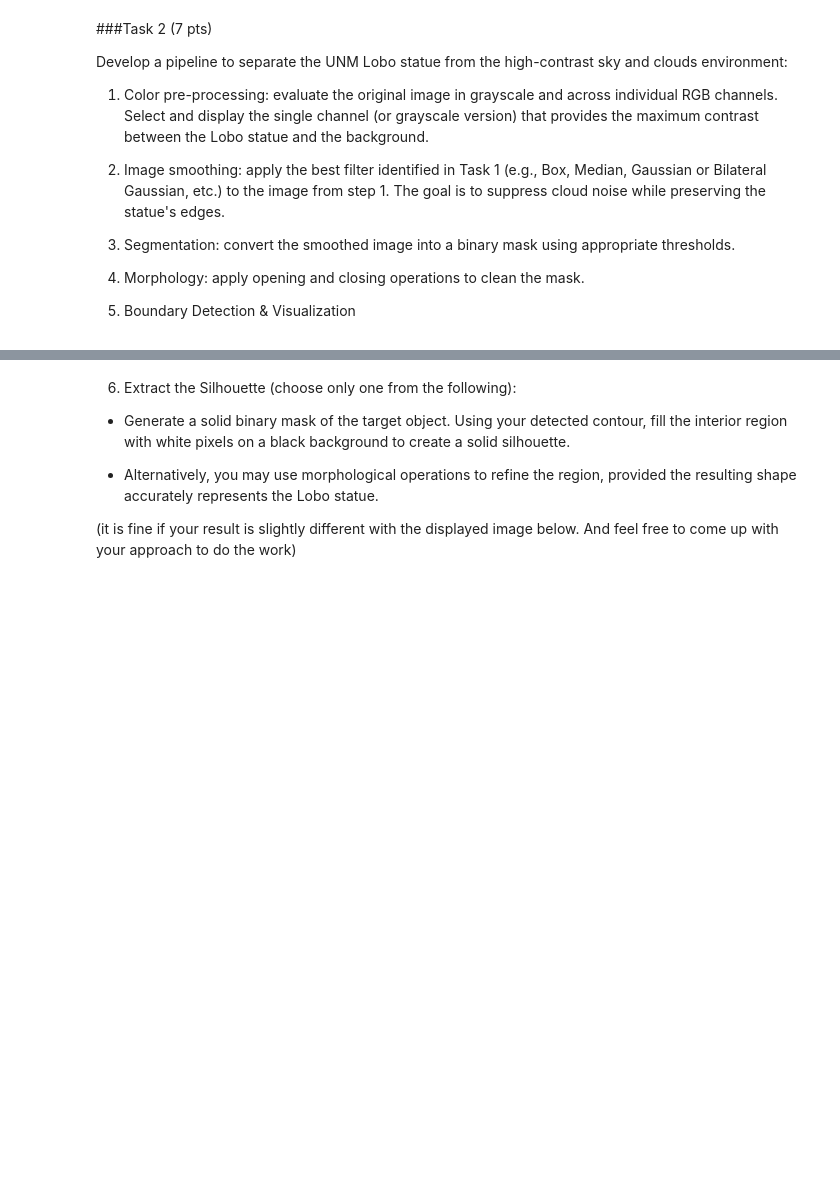
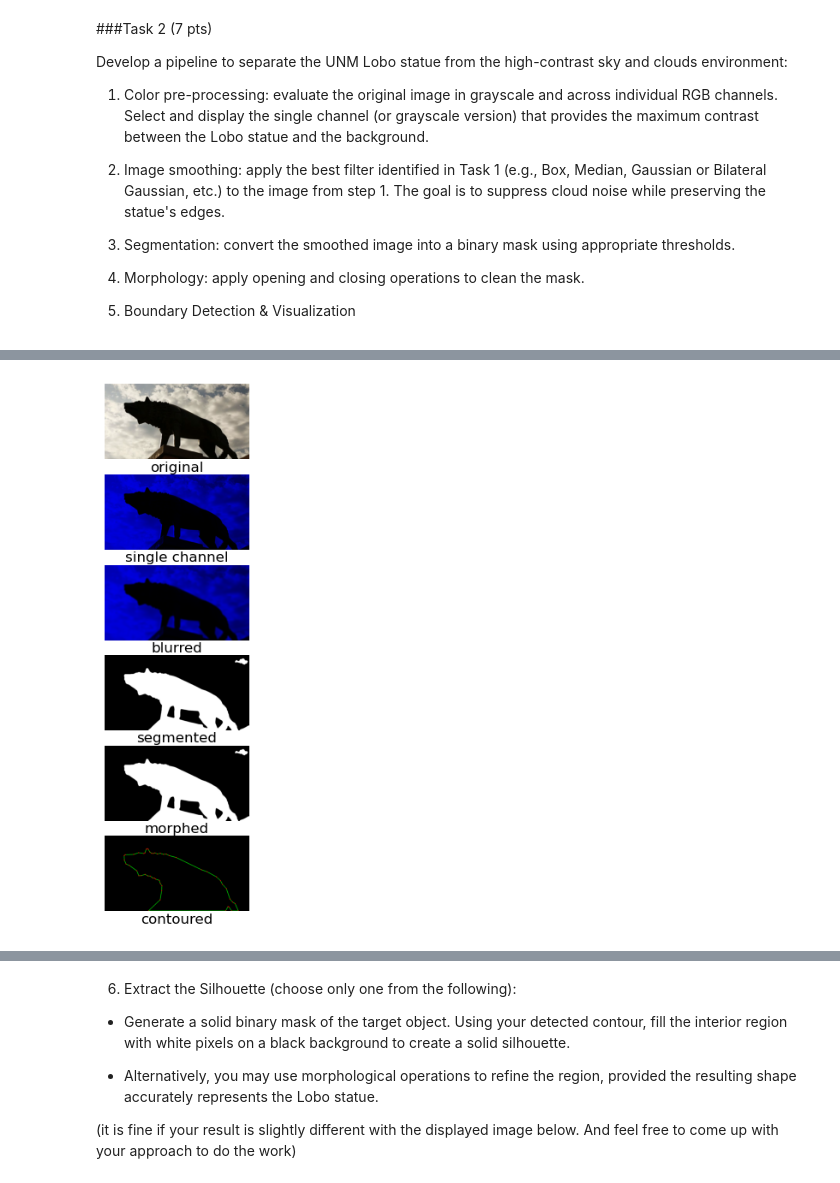
Before and after one commit to dawud-shakir/CS591-DIP, a Jupyter notebook: hw4/dawud_hw4.ipynb, the cells around one changed output, grey strips where cells are left out. Saved outputs shown, nothing was run; the diff lists cells and outputs as text; code cells hidden in the pictures; blank space fills up the shorter version.

```diff
--- a/hw4/dawud_hw4.ipynb
+++ b/hw4/dawud_hw4.ipynb
@@ -249,0 +87,90 @@ plt.axis('off')
+# %%
+# 1. Color pre-processing
+
+# The blue channel works best for segmentation here because the sky is predominantly blue,
+# making it easier to distinguish the statue from the sky and clouds.
+
+# The blue channel produces a mask with fewer cloud fragments
+img_blues = np.zeros_like(img)
+img_blues[..., 2] = img[..., 2]
+
+# 2. Image smoothing
+
+# Bilateral works best for smoothing here because it helps to blend the clouds and sky
+# (which are similar in color/intensity)
+
+d, sigmaColor, sigmaSpace = 25, 225, 75     # d is the kernel diameter
+img_blurred = cv2.bilateralFilter(img_blues, d, sigmaColor, sigmaSpace)
+
+# 3. Segmentation + Thresholding
+
+otsu_threshold, img_segmented = cv2.threshold(
+    cv2.cvtColor(img_blurred, cv2.COLOR_RGB2GRAY),
+    0,
+    255,
+    # Invert the binary colors: we want the sky to be black and the wolf to be white
+    type=cv2.THRESH_BINARY_INV + cv2.THRESH_OTSU)
+
+# 4. Morphology
+
+ellipse_9x9 = cv2.getStructuringElement(shape=cv2.MORPH_ELLIPSE, ksize=(9, 9))
+opening = cv2.morphologyEx(img_segmented, op=cv2.MORPH_OPEN, kernel=ellipse_9x9)
+closing = cv2.morphologyEx(opening, op=cv2.MORPH_CLOSE, kernel=ellipse_9x9)
+img_morphed = closing.copy()
+
+# 5.1 Boundary Detection
+
+contours, _ = cv2.findContours(img_morphed, cv2.RETR_EXTERNAL, cv2.CHAIN_APPROX_SIMPLE)
+
+# Get the largest contour only
+largest_contour = max(contours, key=cv2.contourArea)
+
+# Reduce complexity with contour approximation
+
+# 0.001 is very fine; change to 0.01 for fewer points in the contour
+# 0.001 means that tolerate deviate by 0.1% of the total length.
+epsilon = 0.001 * cv2.arcLength(largest_contour, True)  # very fine
+
+# Vertices that define the contour
+approx_points = cv2.approxPolyDP(largest_contour, epsilon, True)
+
+img_contoured = np.zeros_like(img)    # empty buffer
+
+cv2.drawContours(img_contoured, [approx_points], -1, (0, 255, 0), 4)  # green lines
+
+# Draw contour points
+for pt in approx_points:
+    cv2.circle(img_contoured, center=(tuple(pt[0])), radius=5, color=(255, 0, 0), thickness=-1) # red circles
+
+# Result has original image + contour lines and points
+res = img * (img_contoured == 0) + img_contoured    # mask out contour buffer from image, then add it to result
+
+# 5.2 Visualization
+
+_, axs = plt.subplots(6, 1, figsize=(12, 8))
+
+axs[0].imshow(img)
+axs[0].set_title("original")
+axs[1].imshow(img_blues, cmap='gray')
+axs[1].set_title("single channel")
+axs[2].imshow(img_blurred, cmap='gray')
+axs[2].set_title("blurred")
+axs[3].imshow(img_segmented, cmap='gray')
+axs[3].set_title(f"segmented")
+axs[4].imshow(img_morphed, cmap='gray')
+axs[4].set_title(f"morphed")
+axs[5].imshow(img_contoured)
+axs[5].set_title("contoured")
+
+for ax in axs.ravel():
+    ax.axis('off')
+    ax.set_title(ax.get_title(), y=-0.25)
+
+
+plt.show()
+
+plt.imshow(res)
+plt.axis('off')
+plt.show()
+# %% [output]
+[figure, added]
```
Also changed, not shown: parts of 5 cells of this notebook, 2 other files.
